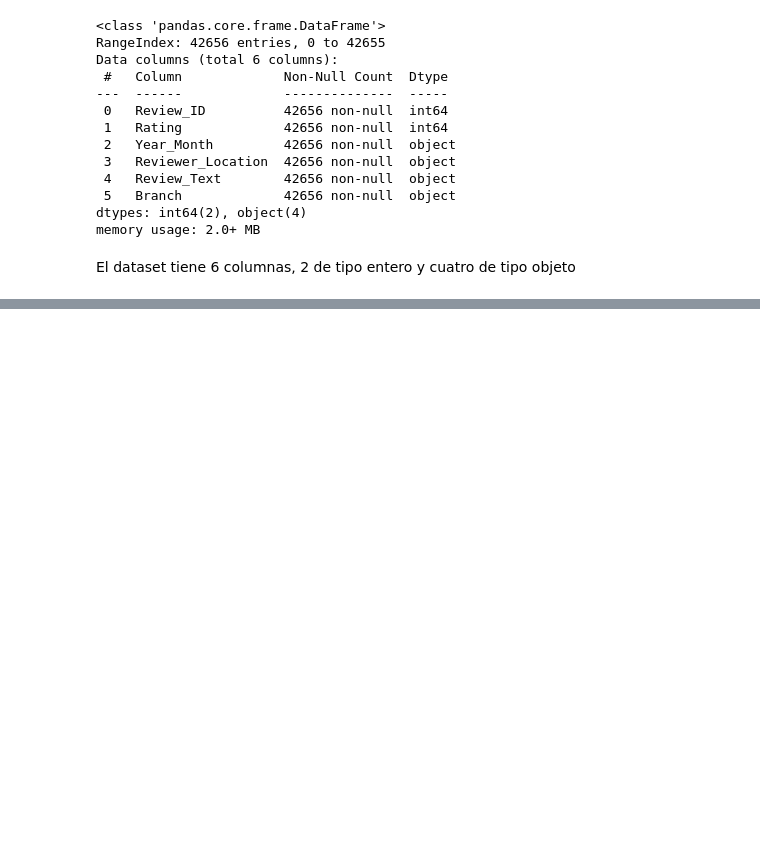
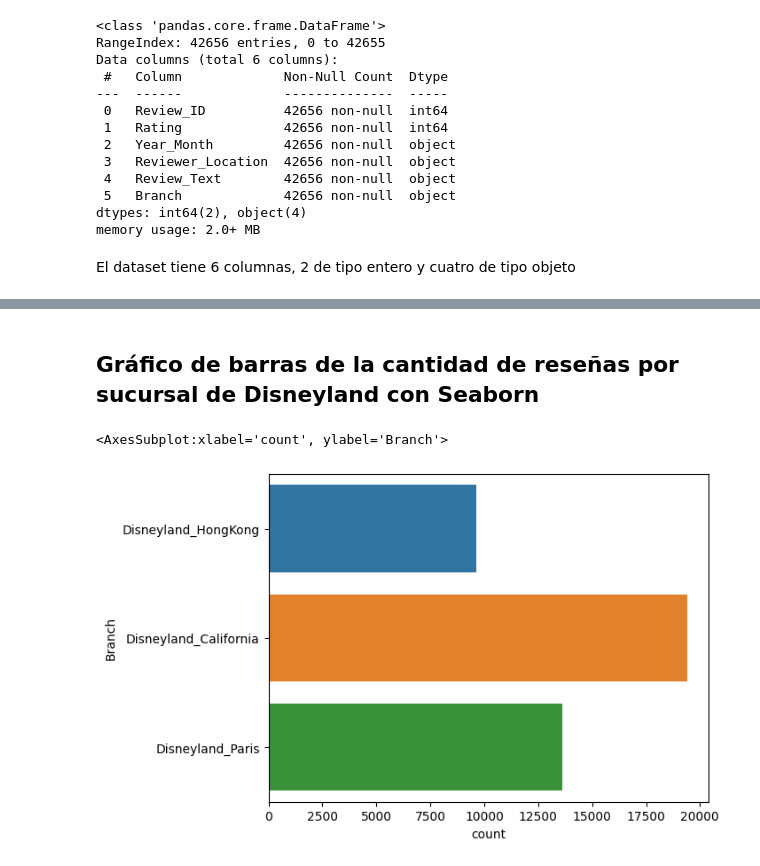
Before and after one commit to ricklarave/Reviews_de_Disneyland--Clasificacion_y_analisis_de_sentimientos, a Jupyter notebook: NaturalLanguageProcessing.ipynb, the cells around one changed output, grey strips where cells are left out. Saved outputs shown, nothing was run; the diff lists cells and outputs as text; code cells hidden in the pictures; blank space fills up the shorter version.

```diff
--- a/NaturalLanguageProcessing.ipynb
+++ b/NaturalLanguageProcessing.ipynb
@@ -54,0 +97,13 @@ Reviews_de_Disneyland--Clasificacion_y_analisis_de_sentimientos
+# %% [markdown]
+## Gráfico de barras de la cantidad de reseñas por sucursal de Disneyland con Seaborn
+# %%
+sns.countplot(
+    y = "Branch",
+    data = data,
+    linewidth = 4,
+    # edgecolor="black",
+    # color="#98ff98"
+    )
+# %% [output]
+<AxesSubplot:xlabel='count', ylabel='Branch'>
+[figure, added]
```
Also changed, not shown: parts of 11 cells of this notebook.
